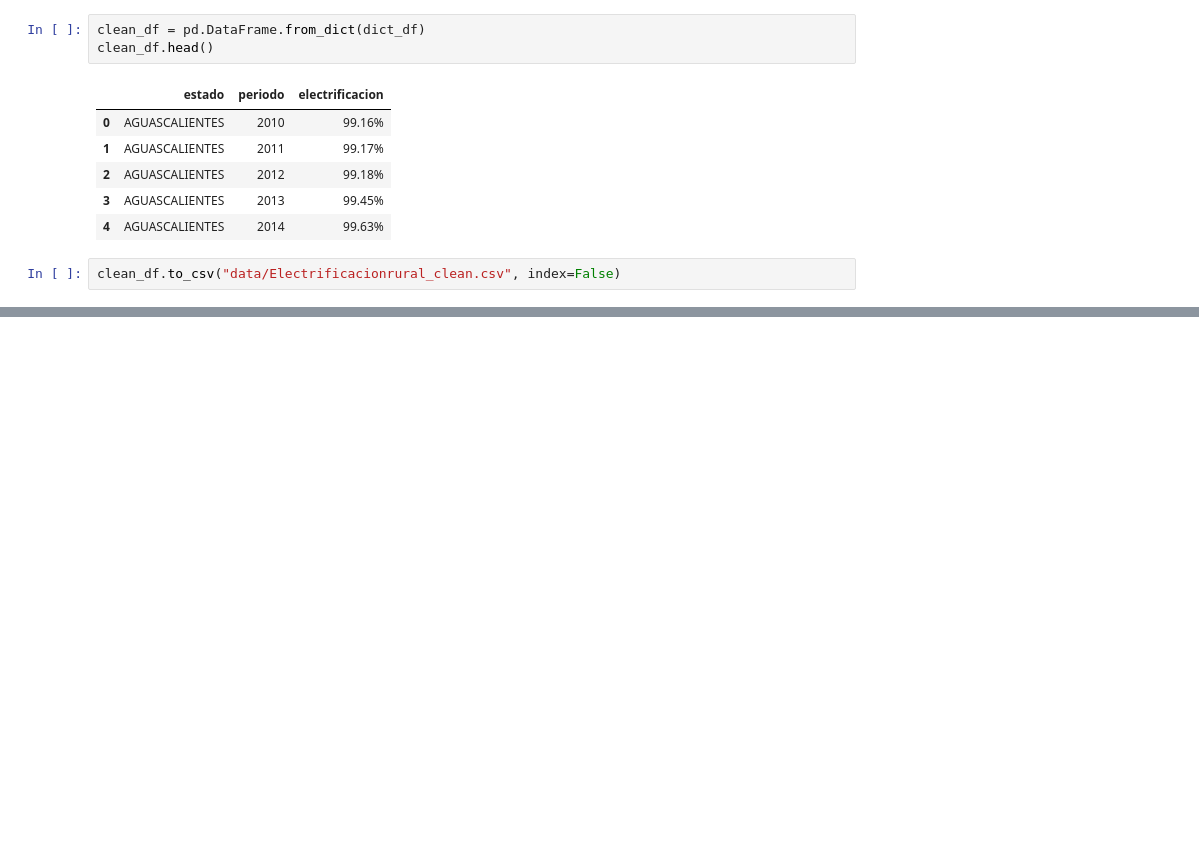
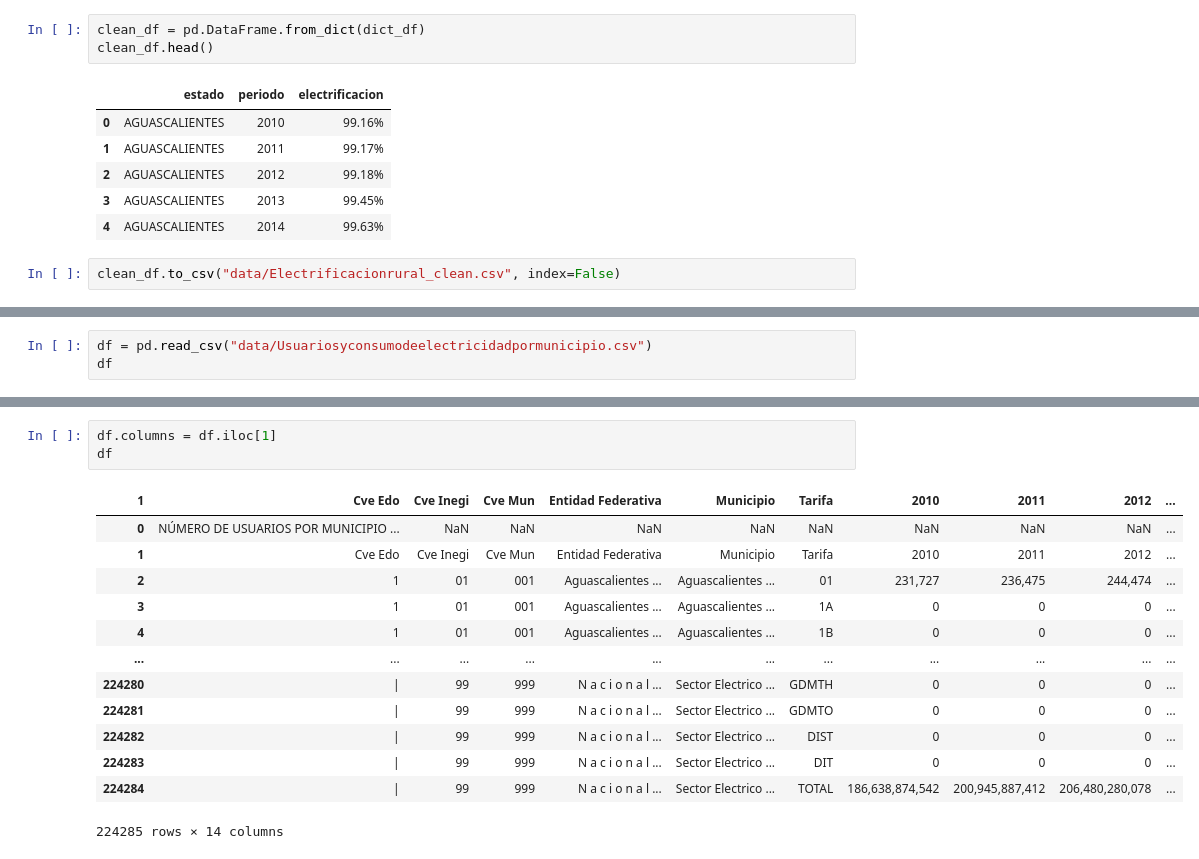
Before and after one commit to SaulPuente/data-mining-class, a Jupyter notebook: practica_2.ipynb, the cells around one changed output, grey strips where cells are left out. Cells and saved outputs as stored; diff of their text form; blank space fills up the shorter version.

Commit message:
limipieza consumo por municipio

```diff
--- a/practica_2.ipynb
+++ b/practica_2.ipynb
@@ -122,0 +128,3 @@ clean_df.to_csv("data/Electrificacionrural_clean.csv", index=False)
+# %%
+df = pd.read_csv("data/Usuariosyconsumodeelectricidadpormunicipio.csv")
+df
@@ -122,0 +145,17 @@ clean_df.to_csv("data/Electrificacionrural_clean.csv", index=False)
+# %%
+df.columns = df.iloc[1]
+df
+# %% [output]
+| 1 | Cve Edo | Cve Inegi | Cve Mun | Entidad Federativa | Municipio | Tarifa | 2010 | 2011 | 2012 | ... |
+| 0 | NÚMERO DE USUARIOS POR MUNICIPIO ... | NaN | NaN | NaN | NaN | NaN | NaN | NaN | NaN | ... |
+| 1 | Cve Edo | Cve Inegi | Cve Mun | Entidad Federativa | Municipio | Tarifa | 2010 | 2011 | 2012 | ... |
+| 2 | 1 | 01 | 001 | Aguascalientes ... | Aguascalientes ... | 01 | 231,727 | 236,475 | 244,474 | ... |
+| 3 | 1 | 01 | 001 | Aguascalientes ... | Aguascalientes ... | 1A | 0 | 0 | 0 | ... |
+| 4 | 1 | 01 | 001 | Aguascalientes ... | Aguascalientes ... | 1B | 0 | 0 | 0 | ... |
+| ... | ... | ... | ... | ... | ... | ... | ... | ... | ... | ... |
+| 224280 | | | 99 | 999 | N a c i o n a l ... | Sector Electrico ... | GDMTH | 0 | 0 | 0 | ... |
+| 224281 | | | 99 | 999 | N a c i o n a l ... | Sector Electrico ... | GDMTO | 0 | 0 | 0 | ... |
+| 224282 | | | 99 | 999 | N a c i o n a l ... | Sector Electrico ... | DIST | 0 | 0 | 0 | ... |
+| 224283 | | | 99 | 999 | N a c i o n a l ... | Sector Electrico ... | DIT | 0 | 0 | 0 | ... |
+| 224284 | | | 99 | 999 | N a c i o n a l ... | Sector Electrico ... | TOTAL | 186,638,874,542 | 200,945,887,412 | 206,480,280,078 | ... |
+224285 rows × 14 columns
```
Also changed, not shown: parts of 10 cells of this notebook.
